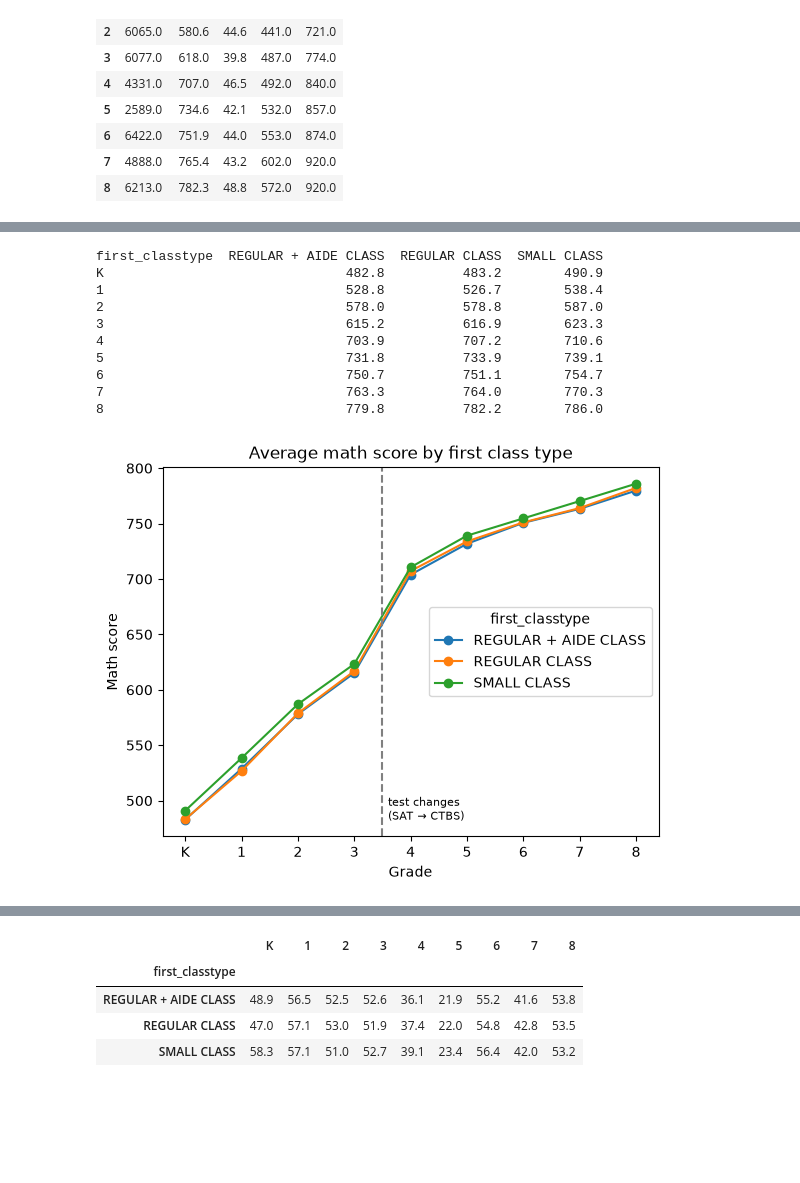
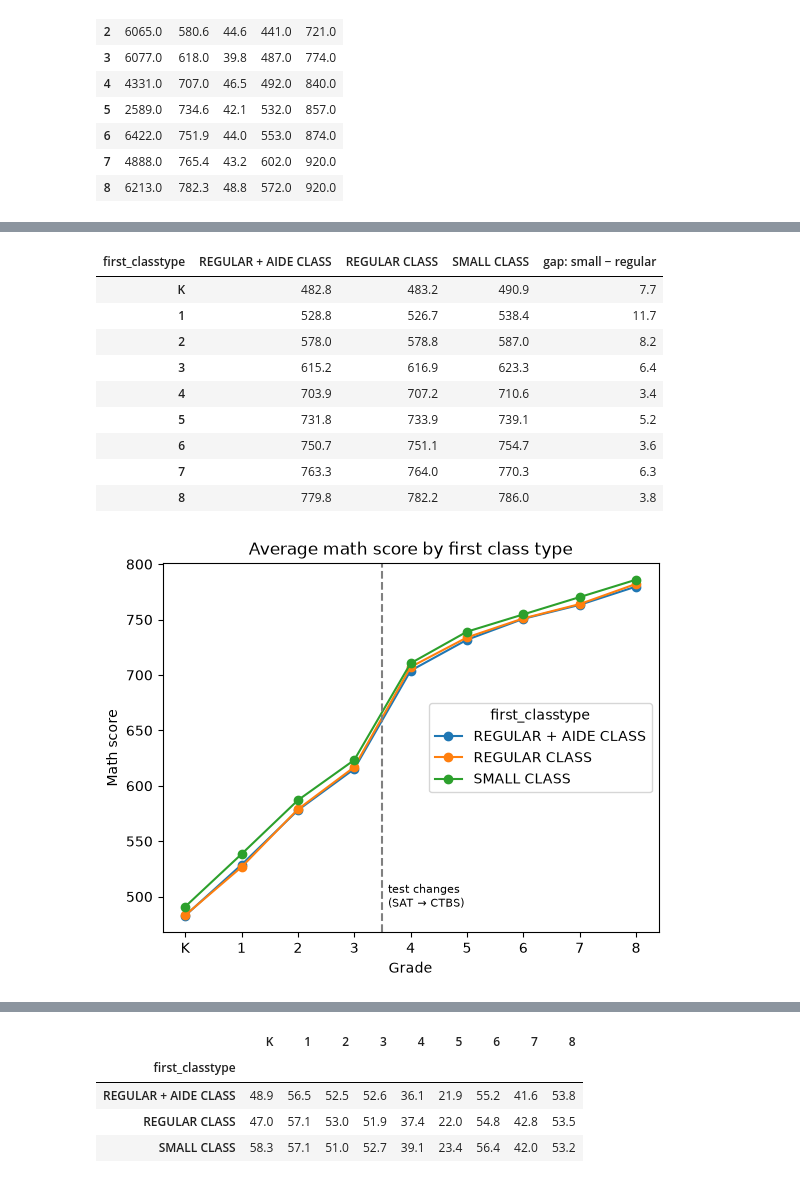
Before and after one commit to itai-wachtel/star-stat-project, a Jupyter notebook: notebooks/01_explore_data.ipynb, the cells around one changed output, grey strips where cells are left out. Cells and saved outputs as stored; diff of their text form; code cells hidden in the pictures; blank space fills up the shorter version.

```diff
--- a/notebooks/01_explore_data.ipynb
+++ b/notebooks/01_explore_data.ipynb
@@ -244,25 +267,26 @@ desc
 # %%
 means = df.groupby("first_classtype")[math_cols].mean().T.round(1)
 means.index = grade_labels
-print(means)
+means["gap: small − regular"] = (means["SMALL CLASS"] - means["REGULAR CLASS"]).round(1)
+display(means)
 
-means.plot(marker="o", title="Average math score by first class type")
+means.drop(columns="gap: small − regular").plot(marker="o", title="Average math score by first class type")
 plt.axvline(3.5, color="gray", linestyle="--")
-plt.text(3.6, means.values.min(), "test changes\n(SAT → CTBS)", fontsize=8)
+plt.text(3.6, means["SMALL CLASS"].min(), "test changes\n(SAT → CTBS)", fontsize=8)
 plt.xlabel("Grade")
 plt.ylabel("Math score")
 plt.show()
 # %% [output]
-first_classtype  REGULAR + AIDE CLASS  REGULAR CLASS  SMALL CLASS
-K                               482.8          483.2        490.9
-1                               528.8          526.7        538.4
-2                               578.0          578.8        587.0
-3                               615.2          616.9        623.3
-4                               703.9          707.2        710.6
-5                               731.8          733.9        739.1
-6                               750.7          751.1        754.7
-7                               763.3          764.0        770.3
-8                               779.8          782.2        786.0
+| first_classtype | REGULAR + AIDE CLASS | REGULAR CLASS | SMALL CLASS | gap: small − regular |
+| K | 482.8 | 483.2 | 490.9 | 7.7 |
+| 1 | 528.8 | 526.7 | 538.4 | 11.7 |
+| 2 | 578.0 | 578.8 | 587.0 | 8.2 |
+| 3 | 615.2 | 616.9 | 623.3 | 6.4 |
+| 4 | 703.9 | 707.2 | 710.6 | 3.4 |
+| 5 | 731.8 | 733.9 | 739.1 | 5.2 |
+| 6 | 750.7 | 751.1 | 754.7 | 3.6 |
+| 7 | 763.3 | 764.0 | 770.3 | 6.3 |
+| 8 | 779.8 | 782.2 | 786.0 | 3.8 |
-[figure, old version]
+[figure, new version]
 # %% [markdown]
 **What we see:**
```
Also changed, not shown: parts of 15 cells of this notebook.
